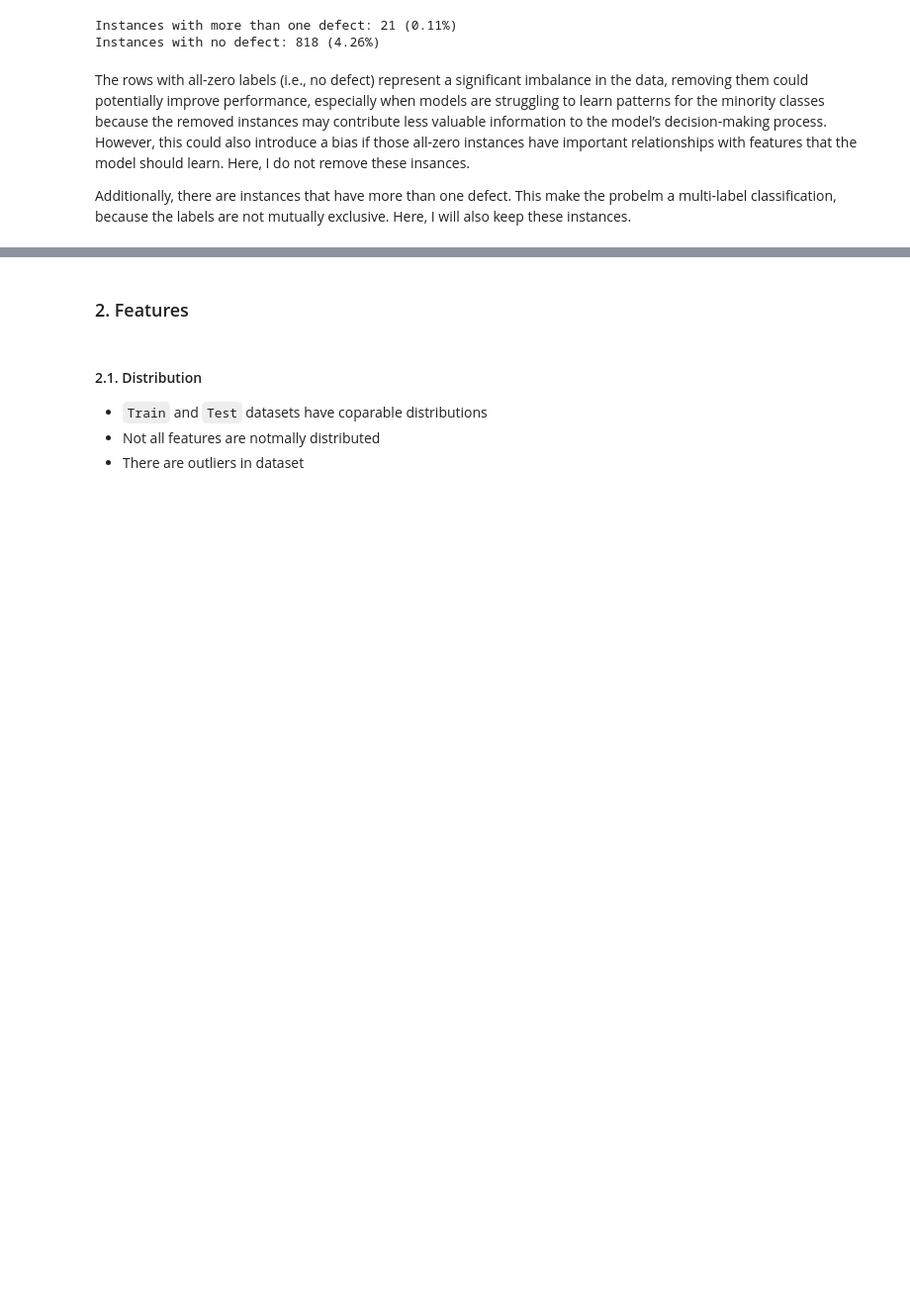
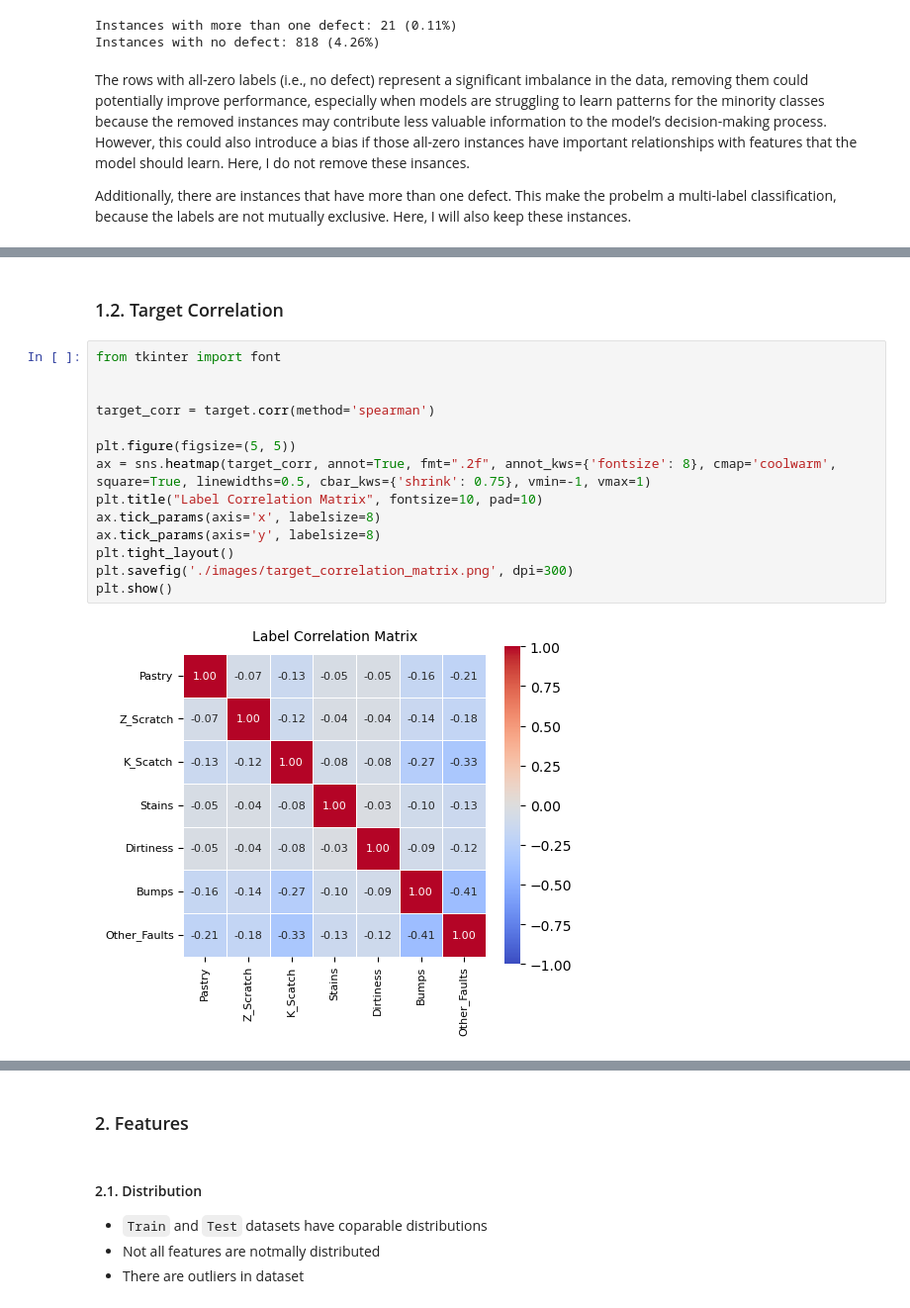
Before and after one commit to hkaragah/kaggle_notebooks, a Jupyter notebook: steel_plate_detection_prediction/steel_plate_detection_prediction - Pastry.ipynb, the cells around one changed output, grey strips where cells are left out. Shown at 99% size. Drawn from its saved outputs; the diff is of its cells as text; blank space fills up the shorter version.

```diff
--- a/steel_plate_detection_prediction/steel_plate_detection_prediction - Pastry.ipynb
+++ b/steel_plate_detection_prediction/steel_plate_detection_prediction - Pastry.ipynb
@@ -267,0 +269,18 @@ plt.show()
+# %% [markdown]
+### 1.2. Target Correlation
+# %%
+from tkinter import font
+
+
+target_corr = target.corr(method='spearman')
+
+plt.figure(figsize=(5, 5))
+ax = sns.heatmap(target_corr, annot=True, fmt=".2f", annot_kws={'fontsize': 8}, cmap='coolwarm', square=True, linewidths=0.5, cbar_kws={'shrink': 0.75}, vmin=-1, vmax=1)
+plt.title("Label Correlation Matrix", fontsize=10, pad=10)
+ax.tick_params(axis='x', labelsize=8)
+ax.tick_params(axis='y', labelsize=8)
+plt.tight_layout()
+plt.savefig('./images/target_correlation_matrix.png', dpi=300)
+plt.show()
+# %% [output]
+[figure, added]
```
Also changed, not shown: parts of 28 cells of this notebook, 8 other files.
